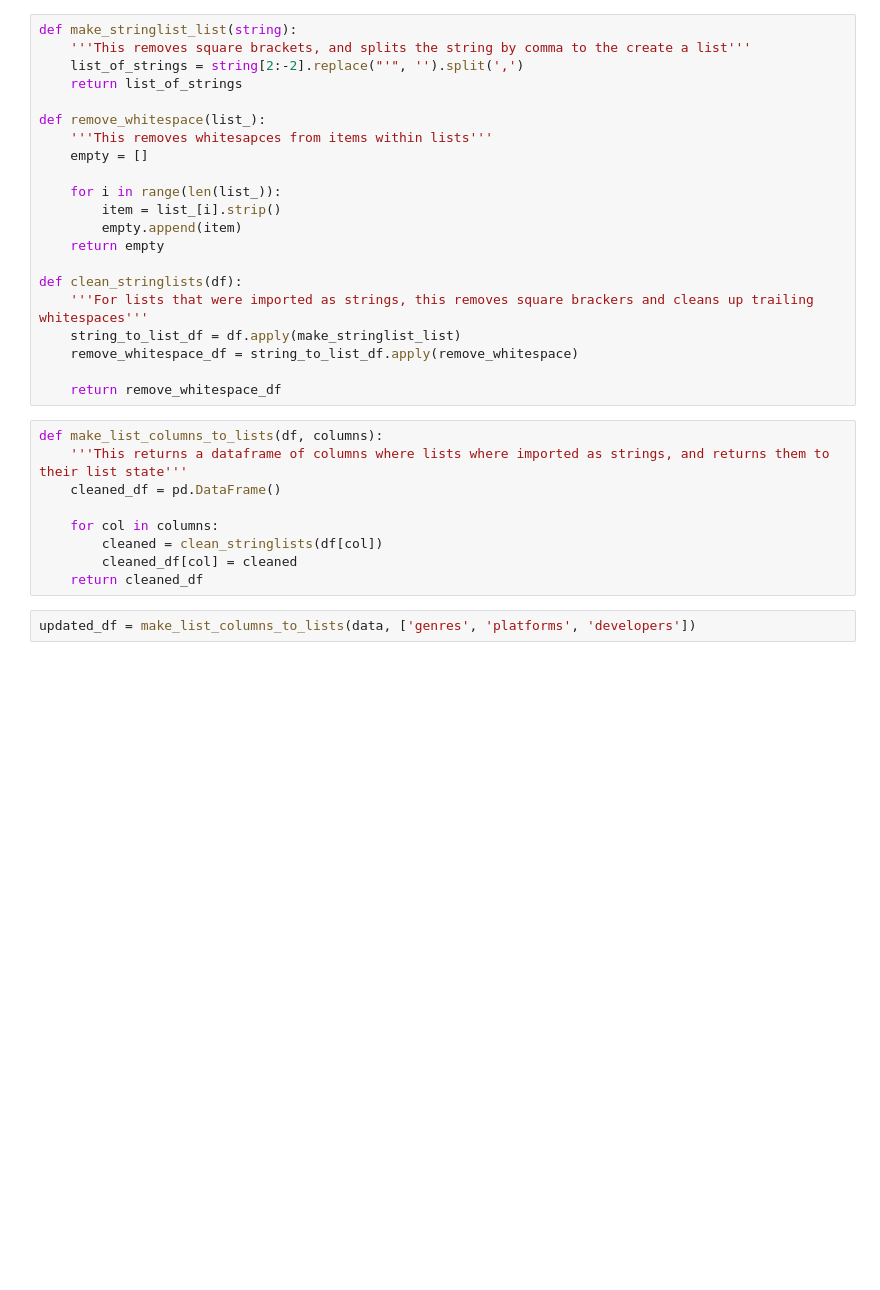
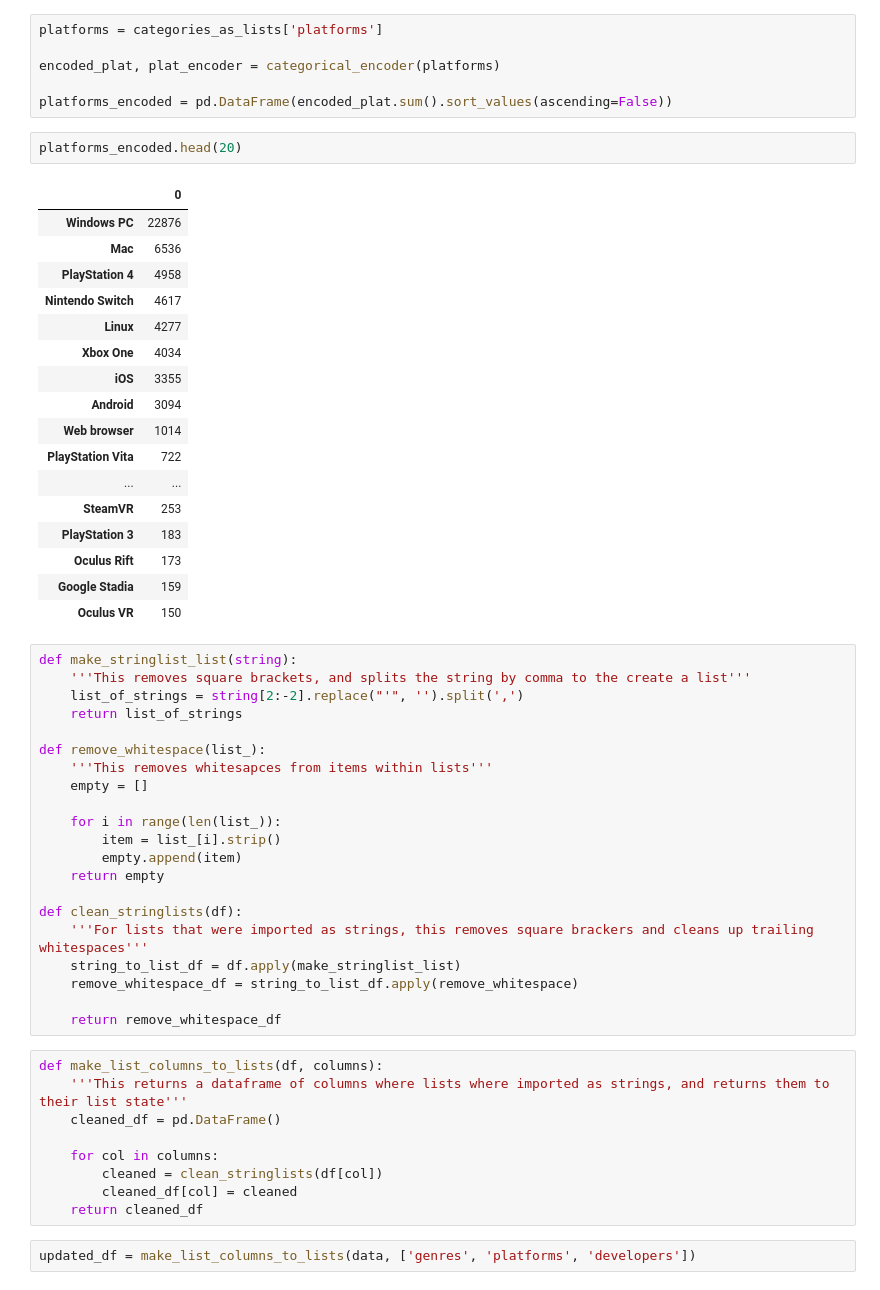
Before and after one commit to Ant-mel/legendary_game_recs, a Jupyter notebook: notebooks/Data_exploration.ipynb, the cells around one changed output. Drawn from its saved outputs; the diff is of its cells as text; blank space fills up the shorter version.

```diff
--- a/notebooks/Data_exploration.ipynb
+++ b/notebooks/Data_exploration.ipynb
@@ -48,3 +161,29 @@ row = data['genres'][0]
+# %%
+platforms = categories_as_lists['platforms']
+
+encoded_plat, plat_encoder = categorical_encoder(platforms)
+
+platforms_encoded = pd.DataFrame(encoded_plat.sum().sort_values(ascending=False))
+# %%
+platforms_encoded.head(20)
+# %% [output]
+|  | 0 |
+| Windows PC | 22876 |
+| Mac | 6536 |
+| PlayStation 4 | 4958 |
+| Nintendo Switch | 4617 |
+| Linux | 4277 |
+| Xbox One | 4034 |
+| iOS | 3355 |
+| Android | 3094 |
+| Web browser | 1014 |
+| PlayStation Vita | 722 |
+| ... | ... |
+| SteamVR | 253 |
+| PlayStation 3 | 183 |
+| Oculus Rift | 173 |
+| Google Stadia | 159 |
+| Oculus VR | 150 |
 # %%
 def make_stringlist_list(string):
     '''This removes square brackets, and splits the string by comma to the create a list'''
```
Also changed, not shown: parts of 22 cells of this notebook.
